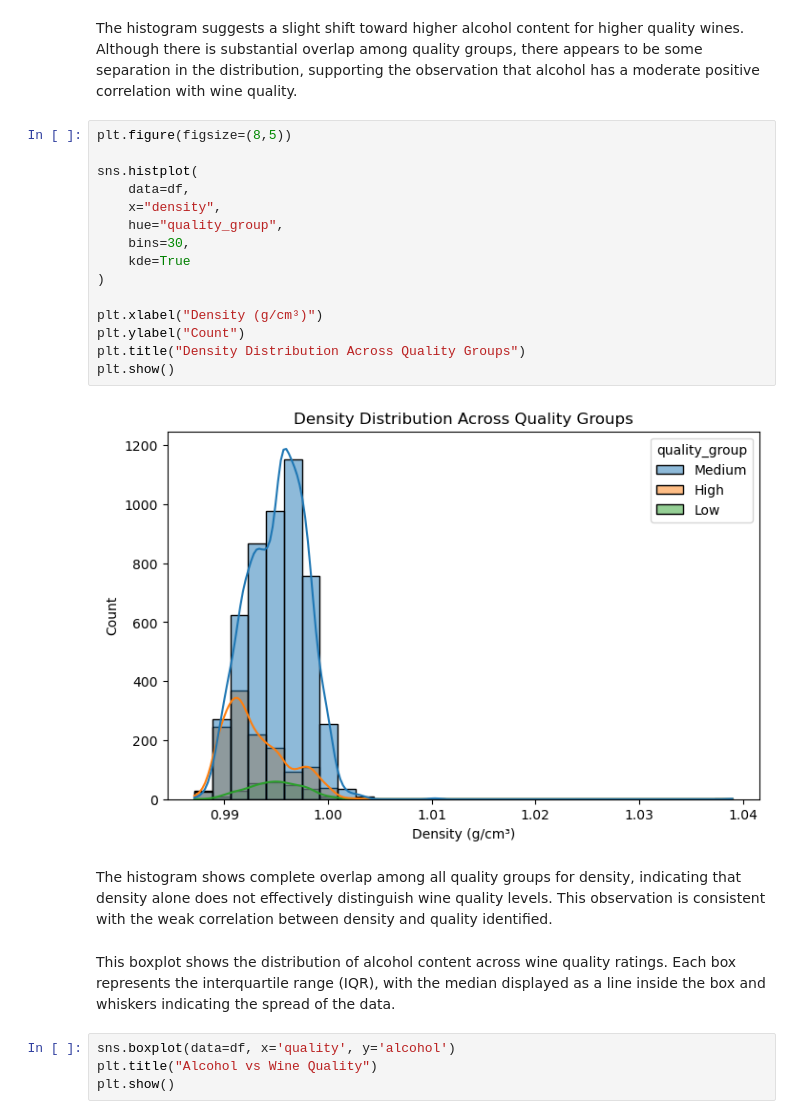
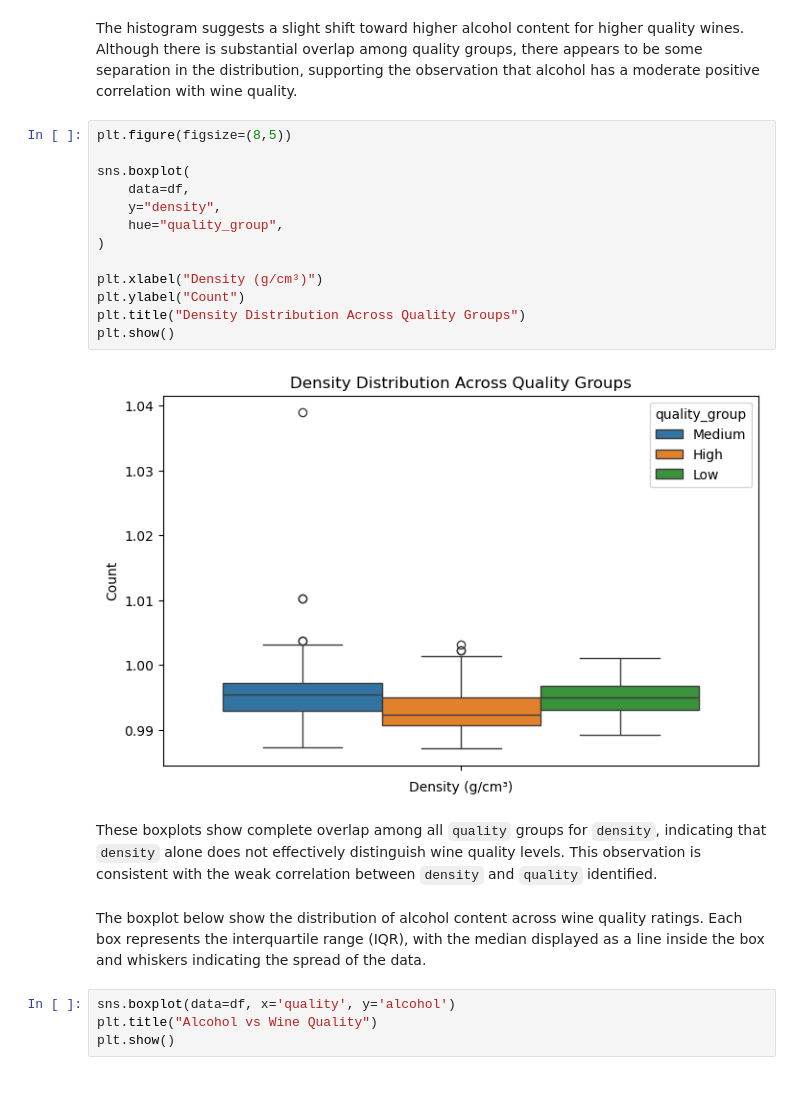
Before and after one commit to COGS108/Group043_WI26, a Jupyter notebook: 03-FinalProject.ipynb, the cells around one changed output. Saved outputs shown, nothing was run; the diff lists cells and outputs as text; blank space fills up the shorter version.

```diff
--- a/03-FinalProject.ipynb
+++ b/03-FinalProject.ipynb
@@ -365,24 +397,22 @@ The histogram suggests a slight shift toward higher alcohol content for higher q
 # %%
 plt.figure(figsize=(8,5))
 
-sns.histplot(
+sns.boxplot(
     data=df,
-    x="density",
+    y="density",
     hue="quality_group",
-    bins=30,
-    kde=True
 )
 
 plt.xlabel("Density (g/cm³)")
 plt.ylabel("Count")
 plt.title("Density Distribution Across Quality Groups")
 plt.show()
 # %% [output]
-[figure, old version]
+[figure, new version]
 # %% [markdown]
-The histogram shows complete overlap among all quality groups for density, indicating that density alone does not effectively distinguish wine quality levels. This observation is consistent with the weak correlation between density and quality identified.
+These boxplots show complete overlap among all `quality` groups for `density`, indicating that `density` alone does not effectively distinguish wine quality levels. This observation is consistent with the weak correlation between `density` and `quality` identified.
 # %% [markdown]
-This boxplot shows the distribution of alcohol content across wine quality ratings. Each box represents the interquartile range (IQR), with the median displayed as a line inside the box and whiskers indicating the spread of the data.
+The boxplot below show the distribution of alcohol content across wine quality ratings. Each box represents the interquartile range (IQR), with the median displayed as a line inside the box and whiskers indicating the spread of the data.
 # %%
 sns.boxplot(data=df, x='quality', y='alcohol')
 plt.title("Alcohol vs Wine Quality")
```
Also changed, not shown: parts of 13 cells of this notebook.
